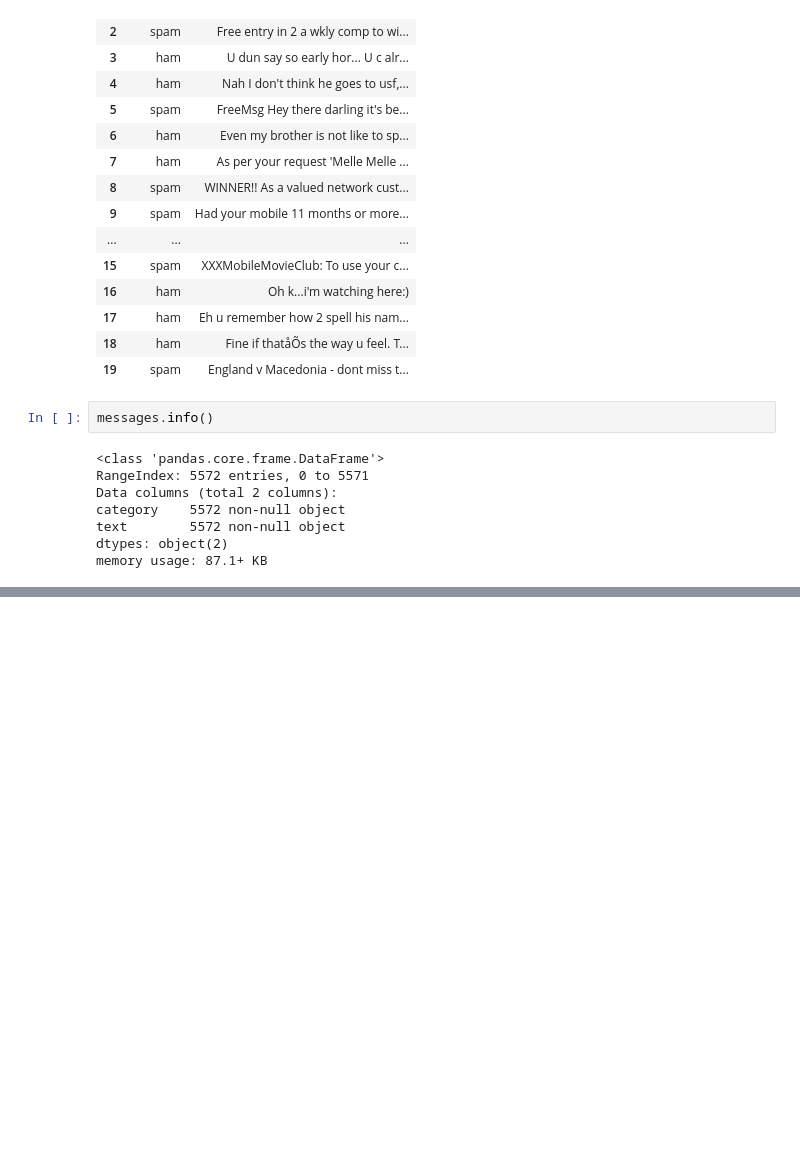
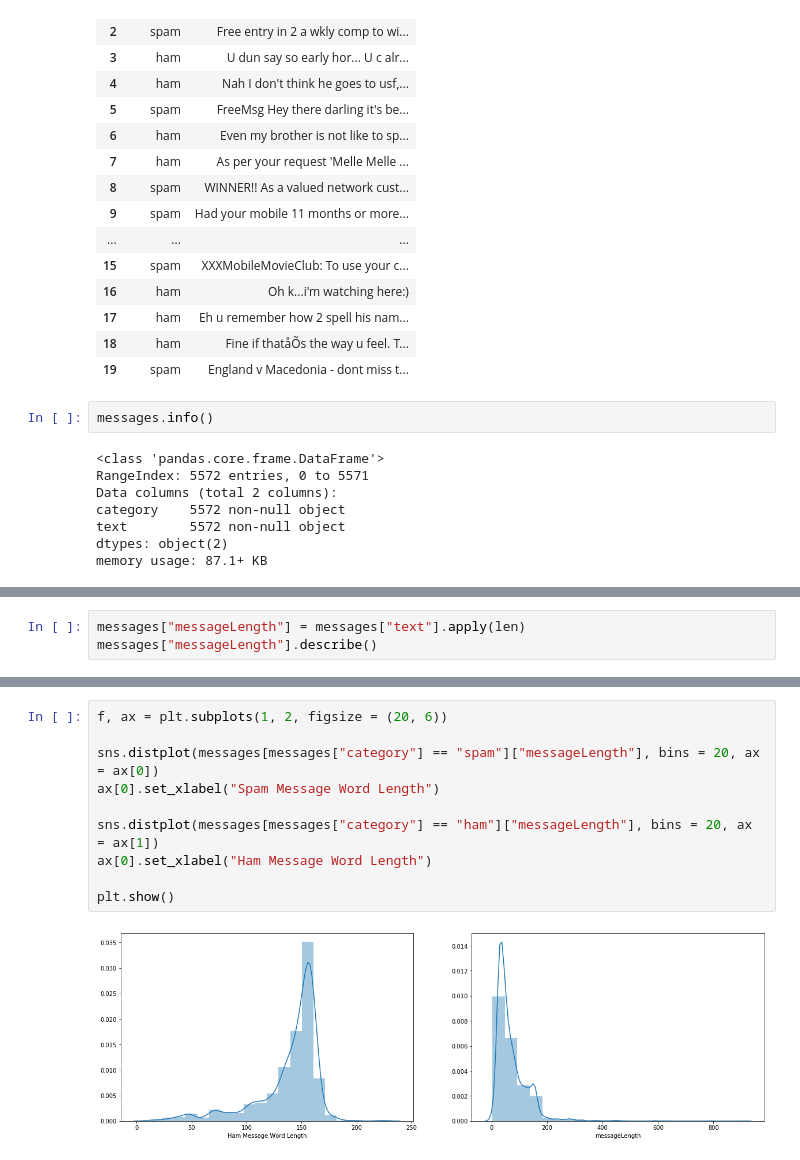
Before and after one commit to uabinf/nlp-fall-2019-project-tz_team, a Jupyter notebook: SpamDetection.ipynb, the cells around one changed output, grey strips where cells are left out. Cells and saved outputs as stored; diff of their text form; blank space fills up the shorter version.

```diff
--- a/SpamDetection.ipynb
+++ b/SpamDetection.ipynb
@@ -63,0 +174,3 @@ memory usage: 87.1+ KB
+# %%
+messages["messageLength"] = messages["text"].apply(len)
+messages["messageLength"].describe()
@@ -63,0 +187,12 @@ memory usage: 87.1+ KB
+# %%
+f, ax = plt.subplots(1, 2, figsize = (20, 6))
+
+sns.distplot(messages[messages["category"] == "spam"]["messageLength"], bins = 20, ax = ax[0])
+ax[0].set_xlabel("Spam Message Word Length")
+
+sns.distplot(messages[messages["category"] == "ham"]["messageLength"], bins = 20, ax = ax[1])
+ax[0].set_xlabel("Ham Message Word Length")
+
+plt.show()
+# %% [output]
+[figure, added]
```
Also changed, not shown: parts of 7 cells of this notebook, 1 other file.
